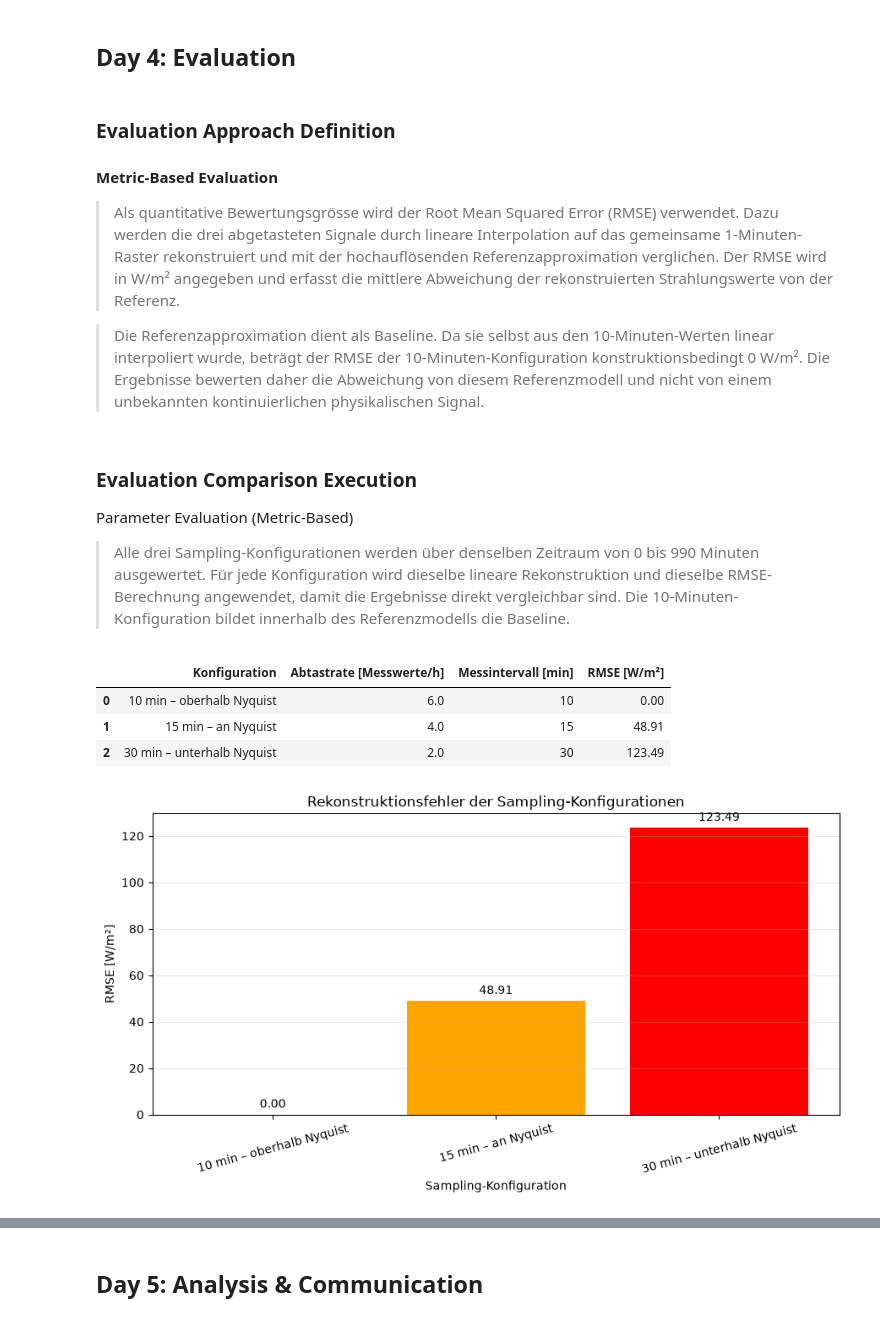
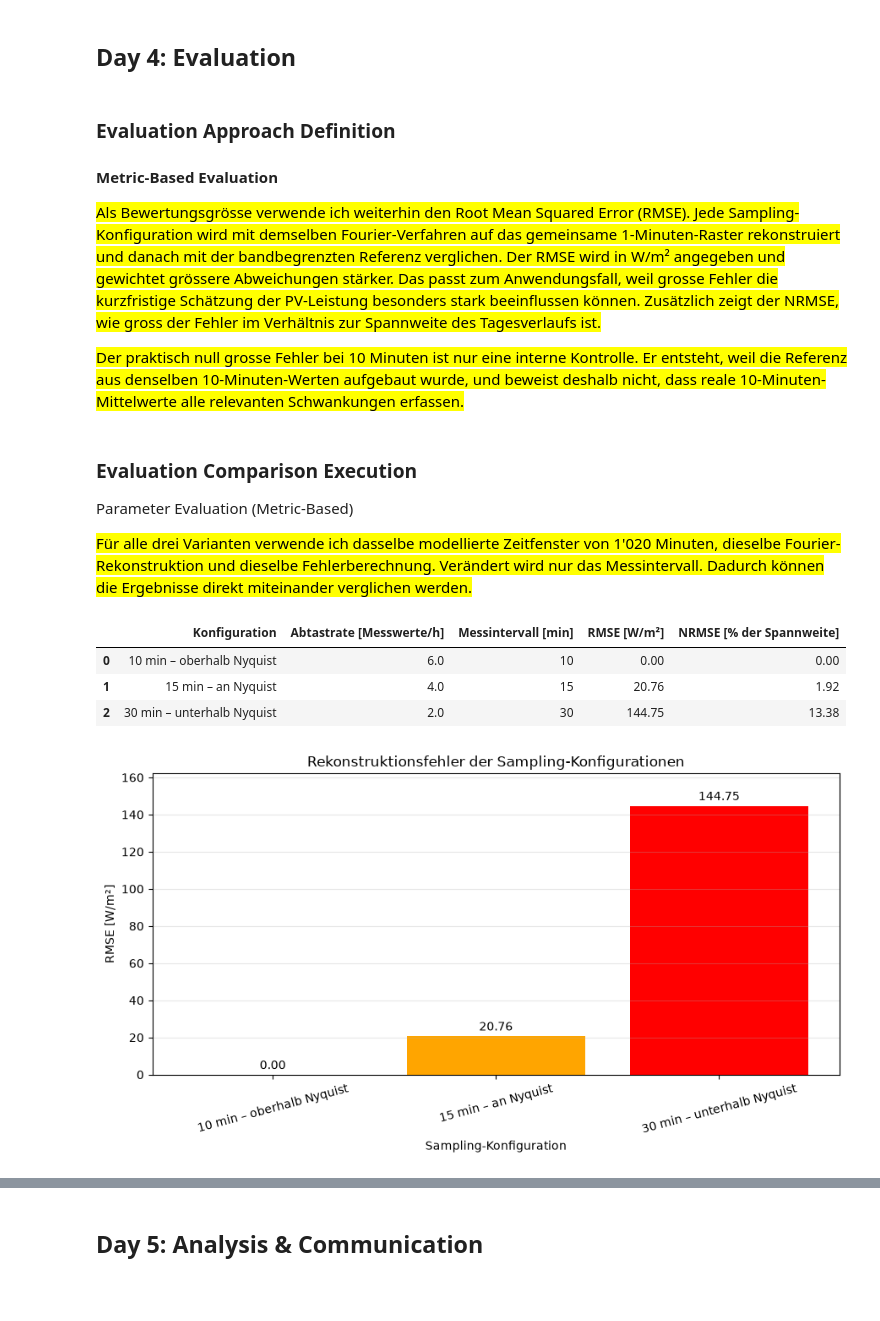
Before and after one commit to Haris-1-1/gbsv, a Jupyter notebook: gbsv_mc1/notebooks/01_sampling_theorem.ipynb, the cells around one changed output, grey strips where cells are left out. Saved outputs shown, nothing was run; the diff lists cells and outputs as text; code cells hidden in the pictures; blank space fills up the shorter version.

```diff
--- a/gbsv_mc1/notebooks/01_sampling_theorem.ipynb
+++ b/gbsv_mc1/notebooks/01_sampling_theorem.ipynb
@@ -426,92 +442,85 @@ Dies demonstriert Aliasing: Eine zu niedrige Abtastrate kann eine hohe Frequenz
 
 #### Metric-Based Evaluation
 
-> Als quantitative Bewertungsgrösse wird der Root Mean Squared Error (RMSE) verwendet. Dazu werden die drei abgetasteten Signale durch lineare Interpolation auf das gemeinsame 1-Minuten-Raster rekonstruiert und mit der hochauflösenden Referenzapproximation verglichen. Der RMSE wird in W/m² angegeben und erfasst die mittlere Abweichung der rekonstruierten Strahlungswerte von der Referenz.
+<mark>Als Bewertungsgrösse verwende ich weiterhin den Root Mean Squared Error (RMSE). Jede Sampling-Konfiguration wird mit demselben Fourier-Verfahren auf das gemeinsame 1-Minuten-Raster rekonstruiert und danach mit der bandbegrenzten Referenz verglichen. Der RMSE wird in W/m² angegeben und gewichtet grössere Abweichungen stärker. Das passt zum Anwendungsfall, weil grosse Fehler die kurzfristige Schätzung der PV-Leistung besonders stark beeinflussen können. Zusätzlich zeigt der NRMSE, wie gross der Fehler im Verhältnis zur Spannweite des Tagesverlaufs ist.</mark>
 
-> Die Referenzapproximation dient als Baseline. Da sie selbst aus den 10-Minuten-Werten linear interpoliert wurde, beträgt der RMSE der 10-Minuten-Konfiguration konstruktionsbedingt 0 W/m². Die Ergebnisse bewerten daher die Abweichung von diesem Referenzmodell und nicht von einem unbekannten kontinuierlichen physikalischen Signal.
+<mark>Der praktisch null grosse Fehler bei 10 Minuten ist nur eine interne Kontrolle. Er entsteht, weil die Referenz aus denselben 10-Minuten-Werten aufgebaut wurde, und beweist deshalb nicht, dass reale 10-Minuten-Mittelwerte alle relevanten Schwankungen erfassen.</mark>
 # %% [markdown]
 ### Evaluation Comparison Execution
 
 
 Parameter Evaluation (Metric-Based)
 
->Alle drei Sampling-Konfigurationen werden über denselben Zeitraum von 0 bis 990 Minuten ausgewertet. Für jede Konfiguration wird dieselbe lineare Rekonstruktion und dieselbe RMSE-Berechnung angewendet, damit die Ergebnisse direkt vergleichbar sind. Die 10-Minuten-Konfiguration bildet innerhalb des Referenzmodells die Baseline.
+<mark>Für alle drei Varianten verwende ich dasselbe modellierte Zeitfenster von 1'020 Minuten, dieselbe Fourier-Rekonstruktion und dieselbe Fehlerberechnung. Verändert wird nur das Messintervall. Dadurch können die Ergebnisse direkt miteinander verglichen werden.</mark>
 # %%
-evaluation_end = min(
-    time_10[-1],
-    time_15[-1],
-    time_30[-1]
-)
-
-evaluation_mask = reference_minutes <= evaluation_end
-evaluation_time = reference_minutes[evaluation_mask]
-evaluation_reference = reference_signal[evaluation_mask]
-
 configurations = {
-    "10 min – oberhalb Nyquist": (time_10, sample_10, 10),
-    "15 min – an Nyquist": (time_15, sample_15, 15),
-    "30 min – unterhalb Nyquist": (time_30, sample_30, 30)
+    "10 min – oberhalb Nyquist": (sample_10, 10),
+    "15 min – an Nyquist": (sample_15, 15),
+    "30 min – unterhalb Nyquist": (sample_30, 30)
 }
 
 evaluation_rows = []
+reconstructed_signals = {}
+reference_range = np.ptp(reference_signal)
 
-for name, (sample_times, sample_values, interval) in configurations.items():
-    reconstructed_signal = np.interp(
-        evaluation_time,
-        sample_times,
-        sample_values
+for name, (sample_values, interval) in configurations.items():
+    reconstructed_signal = resample(
+        sample_values,
+        len(reference_signal)
     )
+    reconstructed_signals[name] = reconstructed_signal
 
     rmse = np.sqrt(
-        np.mean(
-            (evaluation_reference - reconstructed_signal) ** 2
-        )
+        np.mean((reference_signal - reconstructed_signal) ** 2)
     )
+    nrmse = 100 * rmse / reference_range
 
     evaluation_rows.append({
         "Konfiguration": name,
         "Abtastrate [Messwerte/h]": 60 / interval,
         "Messintervall [min]": interval,
-        "RMSE [W/m²]": rmse
+        "RMSE [W/m²]": rmse,
+        "NRMSE [% der Spannweite]": nrmse
     })
 
 evaluation_results = pd.DataFrame(evaluation_rows)
 evaluation_results.round(2)
 # %% [output]
-|  | Konfiguration | Abtastrate [Messwerte/h] | Messintervall [min] | RMSE [W/m²] |
-| 0 | 10 min – oberhalb Nyquist | 6.0 | 10 | 0.00 |
-| 1 | 15 min – an Nyquist | 4.0 | 15 | 48.91 |
-| 2 | 30 min – unterhalb Nyquist | 2.0 | 30 | 123.49 |
+|  | Konfiguration | Abtastrate [Messwerte/h] | Messintervall [min] | RMSE [W/m²] | NRMSE [% der Spannweite] |
+| 0 | 10 min – oberhalb Nyquist | 6.0 | 10 | 0.00 | 0.00 |
+| 1 | 15 min – an Nyquist | 4.0 | 15 | 20.76 | 1.92 |
+| 2 | 30 min – unterhalb Nyquist | 2.0 | 30 | 144.75 | 13.38 |
 # %%
 plt.figure(figsize=(9, 5))
 
 bars = plt.bar(
     evaluation_results["Konfiguration"],
     evaluation_results["RMSE [W/m²]"],
     color=["green", "orange", "red"]
 )
 
 plt.title("Rekonstruktionsfehler der Sampling-Konfigurationen")
 plt.xlabel("Sampling-Konfiguration")
 plt.ylabel("RMSE [W/m²]")
 plt.xticks(rotation=15)
 plt.grid(axis="y", alpha=0.3)
+plt.ylim(0, evaluation_results["RMSE [W/m²]"].max() * 1.12)
 
 for bar, value in zip(
     bars,
     evaluation_results["RMSE [W/m²]"]
 ):
     plt.text(
         bar.get_x() + bar.get_width() / 2,
         bar.get_height() + 3,
         f"{value:.2f}",
         ha="center"
     )
 
 plt.tight_layout()
 plt.show()
 # %% [output]
-[figure, old version]
+[figure, new version]
 # %% [markdown]
 ### Ergebnisse der RMSE-Auswertung
 
```
Also changed, not shown: parts of 16 cells of this notebook, 1 other file.
